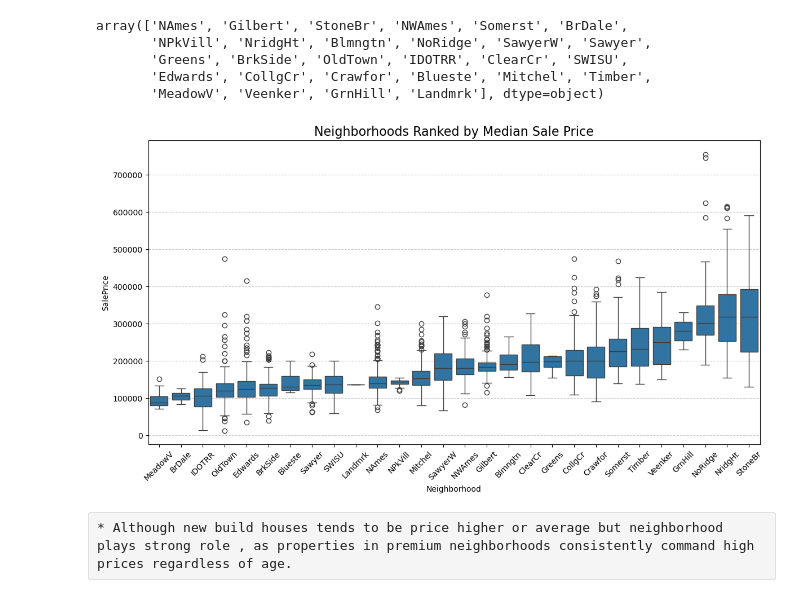
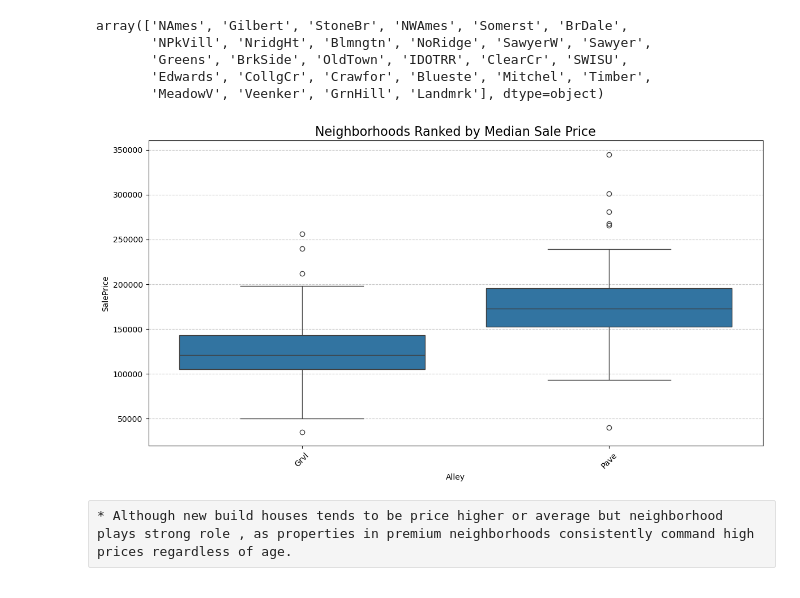
Before and after one commit to ThakurNishant2004/House_price_intelligence_system, a Jupyter notebook: main.ipynb, the cells around one changed output. Saved outputs shown, nothing was run; the diff lists cells and outputs as text; code cells hidden in the pictures.

```diff
--- a/main.ipynb
+++ b/main.ipynb
@@ -285,22 +285,22 @@ array(['NAmes', 'Gilbert', 'StoneBr', 'NWAmes', 'Somerst', 'BrDale',
 # %%
 # 1. Create the sorting order
 # We group by Neighborhood, find the median price for each, and sort them.
-my_order = dataset.groupby(by=["Neighborhood"])["SalePrice"].median().sort_values().index
+my_order = dataset.groupby(by=["Alley"])["SalePrice"].median().sort_values().index
 
 # 2. Set the figure size (Needs to be wide for 25+ neighborhoods)
 plt.figure(figsize=(14, 7))
 
 # 3. Create the Boxplot with the 'order' parameter
-sns.boxplot(x='Neighborhood', y='SalePrice', data=dataset, order=my_order)
+sns.boxplot(x='Alley', y='SalePrice', data=dataset, order=my_order)
 
 # 4. Rotate labels so they don't overlap
 plt.xticks(rotation=45)
 plt.title('Neighborhoods Ranked by Median Sale Price', fontsize=16)
 plt.grid(axis='y', linestyle='--', alpha=0.7)
 
 plt.show()
 # %% [output]
-[figure, old version]
+[figure, new version]
 # %% [raw]
 * Although new build houses tends to be price higher or average but neighborhood plays strong role , as properties in premium neighborhoods consistently command high prices regardless of age.
 # %% [raw]
```
Also changed, not shown: parts of 9 cells of this notebook.
